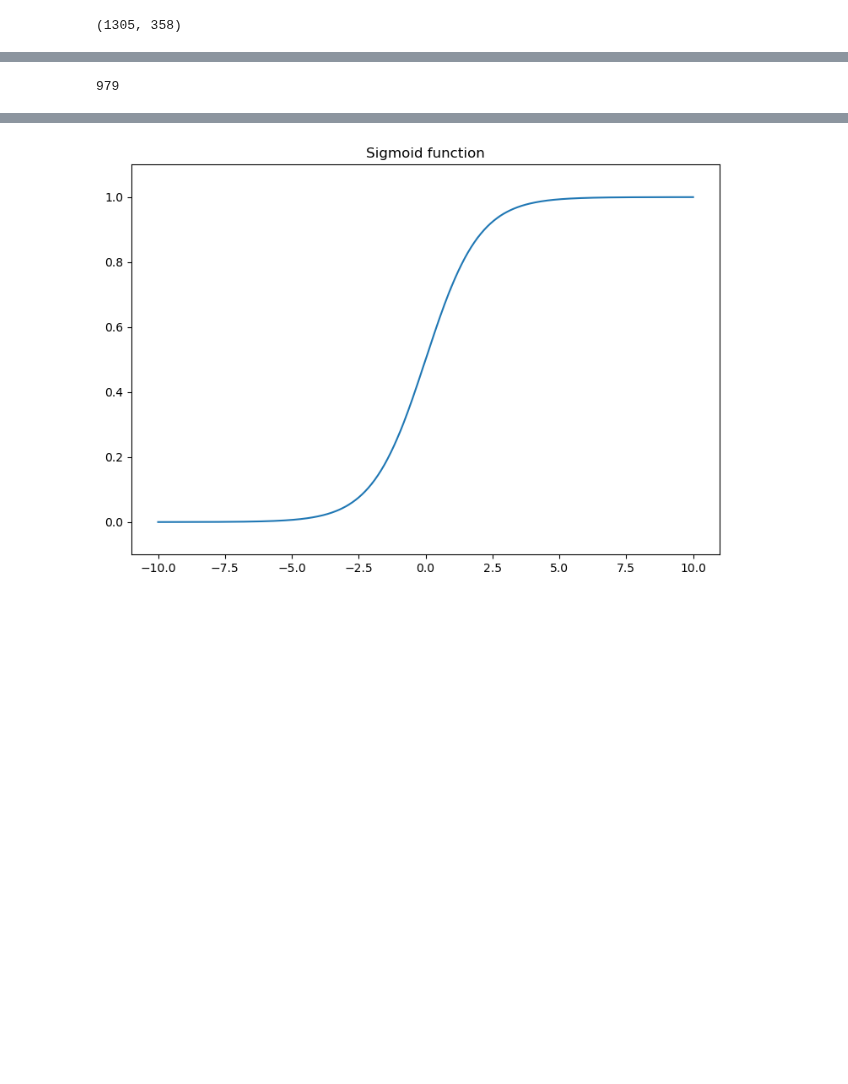
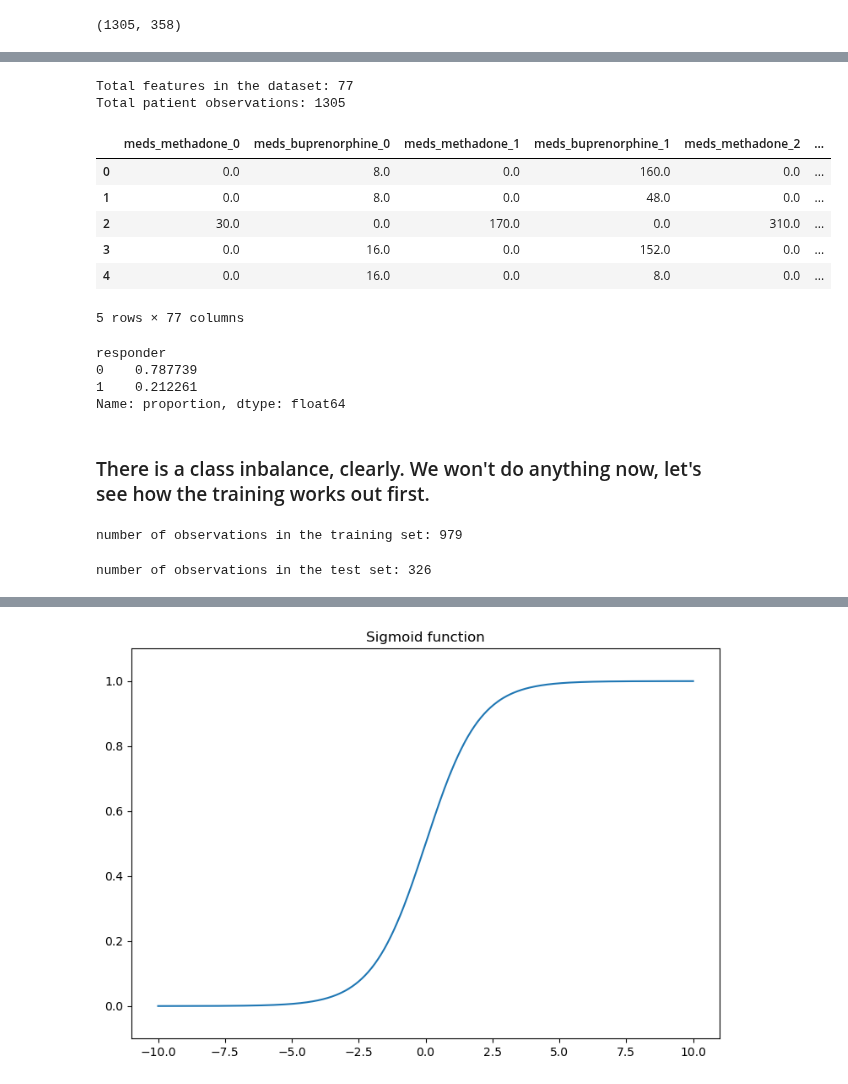
Before and after one commit to DanHerman212/oud_treatment_outcome, a Jupyter notebook: notebooks/3.5_TensorFlow_logistic_regression.ipynb, the cells around one changed output, grey strips where cells are left out. Cells and saved outputs as stored; diff of their text form; code cells hidden in the pictures; blank space fills up the shorter version.

```diff
--- a/notebooks/3.5_TensorFlow_logistic_regression.ipynb
+++ b/notebooks/3.5_TensorFlow_logistic_regression.ipynb
@@ -26,7 +26,3 @@ data = pd.read_csv('../notebooks/data/merged_inputed_data.csv')
 data.shape
 # %% [output]
 (1305, 358)
-# %%
-data = data[[col for col in data.columns if col.startswith('test') and 'Opiate300' in col]+['medication','responder']]
-
-data
@@ -47,7 +45,55 @@ data
+# %%
+# subset the medication doses
+# add patdeid as the primary key to merge other columns
+
+meds = data[[col for col in data.columns if col.startswith('meds')]+['patdeid']]
+
+# subset the lab results
+# add patdeid as the primary key to merge other columns
+labs = data[[col for col in data.columns if col.startswith('test') and 'Opiate300' in col]+['patdeid']]
+
+# create outcome dataframe
+outcome = data[['patdeid','responder']]
+
+# merge dfs with functools
+from functools import reduce
+dfs = [meds, labs, outcome]
+merged = reduce(lambda left,right: pd.merge(left,right,on='patdeid'), dfs)
+
+print('Total features in the dataset:',merged.shape[1])
+print('Total patient observations:',merged.shape[0])
+merged[:5] #show the head of the df
+# %% [output]
+Total features in the dataset: 77
+Total patient observations: 1305
+|  | meds_methadone_0 | meds_buprenorphine_0 | meds_methadone_1 | meds_buprenorphine_1 | meds_methadone_2 | ... |
+| 0 | 0.0 | 8.0 | 0.0 | 160.0 | 0.0 | ... |
+| 1 | 0.0 | 8.0 | 0.0 | 48.0 | 0.0 | ... |
+| 2 | 30.0 | 0.0 | 170.0 | 0.0 | 310.0 | ... |
+| 3 | 0.0 | 16.0 | 0.0 | 152.0 | 0.0 | ... |
+| 4 | 0.0 | 16.0 | 0.0 | 8.0 | 0.0 | ... |
+5 rows × 77 columns
+# %%
+# look for class inbalance
+merged.responder.value_counts(normalize=True)
+# %% [output]
+responder
+0    0.787739
+1    0.212261
+Name: proportion, dtype: float64
+# %% [markdown]
+### There is a class inbalance, clearly.  We won't do anything now, let's see how the training works out first.
 # %%
-train_dataset = data.sample(frac=0.75, random_state=1)
+train_dataset = merged.sample(frac=0.75, random_state=1)
 
-len(train_dataset)
+print('number of observations in the training set:',len(train_dataset))
 # %% [output]
-979
+number of observations in the training set: 979
+# %%
+# create the
+test_dataset = merged.drop(train_dataset.index)
+
+print('number of observations in the test set:',len(test_dataset))
+# %% [output]
+number of observations in the test set: 326
 # %%
```
Also changed, not shown: parts of 19 cells of this notebook.
